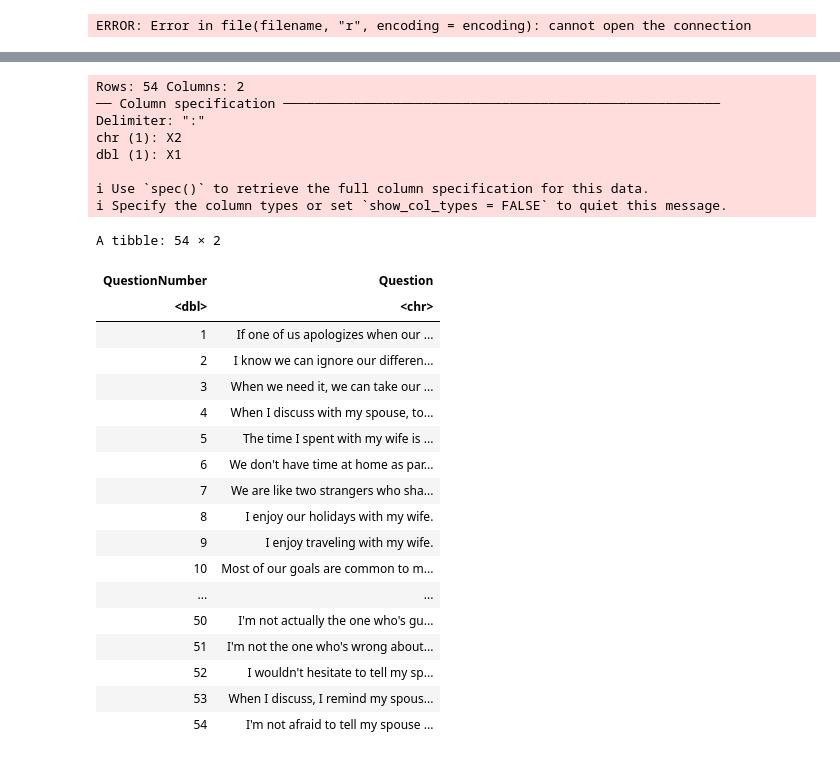
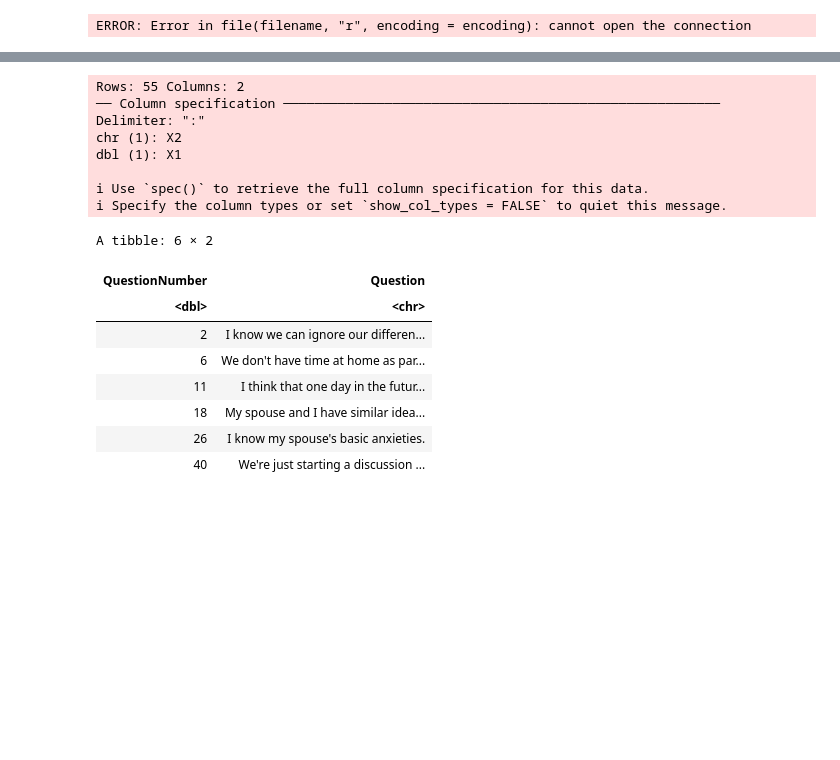
Before and after one commit to shjuliay/group107, a Jupyter notebook: ExploratoryDataAnalysis.ipynb, the cells around one changed output, grey strips where cells are left out. Saved outputs shown, nothing was run; the diff lists cells and outputs as text; code cells hidden in the pictures; blank space fills up the shorter version.

```diff
--- a/ExploratoryDataAnalysis.ipynb
+++ b/ExploratoryDataAnalysis.ipynb
@@ -98,35 +114,28 @@ A tibble: 6 × 2
 # %%
 #Reading in the questions
 div_questions <- read_delim("DivorceQuestions.txt", delim = ":", col_names = FALSE) %>%
 mutate(QuestionNumber = X1, Question = X2) %>%
 select(QuestionNumber, Question)
+#div_questions
 
-div_questions
+div_6questions <- div_questions %>%
+filter(QuestionNumber == 2 | QuestionNumber == 6 | QuestionNumber == 11 | QuestionNumber == 18 | QuestionNumber == 26 | QuestionNumber == 40)
+div_6questions
 # %% [output]
-Rows: 54 Columns: 2
+Rows: 55 Columns: 2
 ── Column specification ────────────────────────────────────────────────────────
 Delimiter: ":"
 chr (1): X2
 dbl (1): X1
 
 ℹ Use `spec()` to retrieve the full column specification for this data.
 ℹ Specify the column types or set `show_col_types = FALSE` to quiet this message.
-A tibble: 54 × 2
+A tibble: 6 × 2
 | QuestionNumber | Question |
 | <dbl> | <chr> |
-| 1 | If one of us apologizes when our ... |
 | 2 | I know we can ignore our differen... |
-| 3 | When we need it, we can take our ... |
-| 4 | When I discuss with my spouse, to... |
-| 5 | The time I spent with my wife is ... |
 | 6 | We don't have time at home as par... |
-| 7 | We are like two strangers who sha... |
-| 8 | I enjoy our holidays with my wife. |
-| 9 | I enjoy traveling with my wife. |
-| 10 | Most of our goals are common to m... |
-| ... | ... |
-| 50 | I'm not actually the one who's gu... |
-| 51 | I'm not the one who's wrong about... |
-| 52 | I wouldn't hesitate to tell my sp... |
-| 53 | When I discuss, I remind my spous... |
-| 54 | I'm not afraid to tell my spouse ... |
+| 11 | I think that one day in the futur... |
+| 18 | My spouse and I have similar idea... |
+| 26 | I know my spouse's basic anxieties. |
+| 40 | We're just starting a discussion ... |
```
Also changed, not shown: parts of 1 cell of this notebook.
